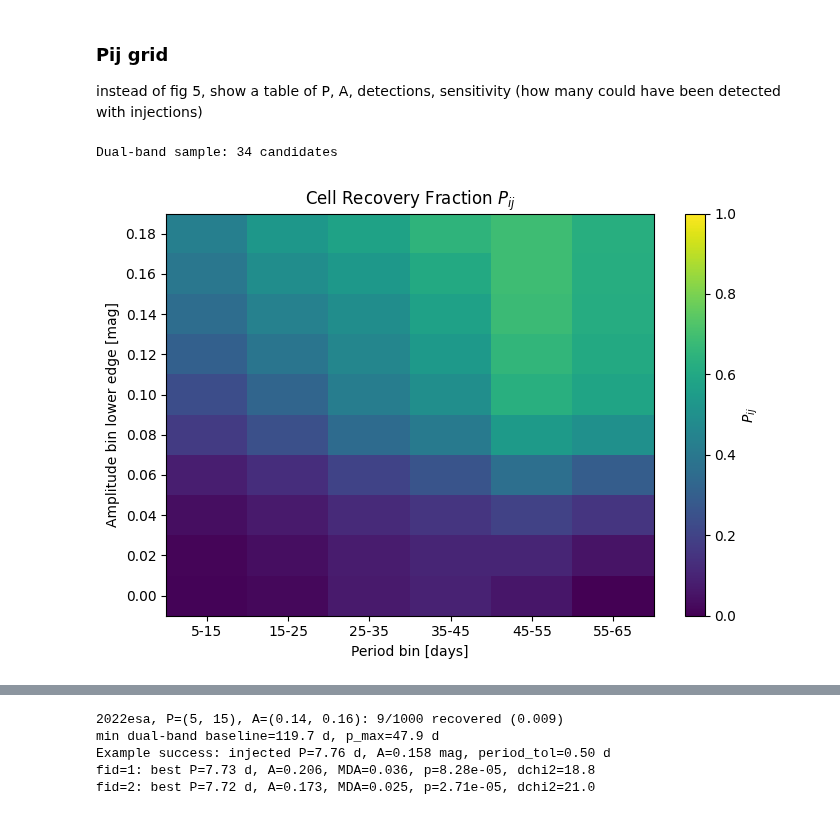
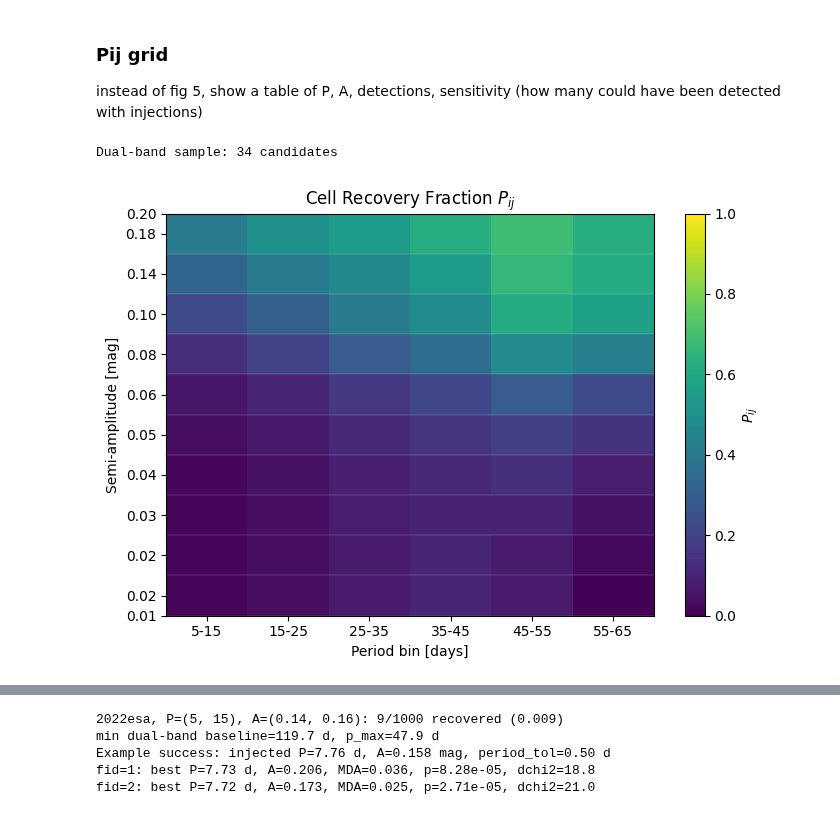
Before and after one commit to hoasaf3/sne_periodicity_search, a Jupyter notebook: periodicity_search.ipynb, the cells around one changed output, grey strips where cells are left out. Saved outputs shown, nothing was run; the diff lists cells and outputs as text; code cells hidden in the pictures.

Commit message:
changed semi-amp to log

```diff
--- a/periodicity_search.ipynb
+++ b/periodicity_search.ipynb
@@ -1329,7 +1367,17 @@ SINGLE_FREQ_P = 1e-4
 SIG_THRESHOLD = chi2.ppf(1 - SINGLE_FREQ_P, df=2)
 
 period_bins = [(5, 15), (15, 25), (25, 35), (35, 45), (45, 55), (55, 65)]
-amplitude_edges = np.round(np.arange(0.00, 0.20 + 0.02, 0.02), 2)
+
+# Logarithmic amplitude grid for injected semi-amplitudes.
+AMPLITUDE_MIN = 0.015
+AMPLITUDE_MAX = 0.2
+N_AMPLITUDE_BINS = 10
+amplitude_edges = np.geomspace(
+    AMPLITUDE_MIN,
+    AMPLITUDE_MAX,
+    N_AMPLITUDE_BINS + 1,
+)
+amplitude_edges = np.round(amplitude_edges, 5)
 # %%
 ''' Create Pij grid'''
 rng = np.random.default_rng(RNG_SEED)
@@ -1507,41 +1555,81 @@ for cell_i, (p_lo, p_hi, a_lo, a_hi) in enumerate(
 Pij_table = pd.DataFrame(rows)
 Pij_table.to_csv("Pij_recovery_table.csv", index=False)
 
 Pij_map = (
     Pij_table
     .pivot(index="A_lo", columns="P_lo", values="Pij")
     .sort_index()
+    .sort_index(axis=1)
 )
+
+period_pairs = (
+    Pij_table[["P_lo", "P_hi"]]
+    .drop_duplicates()
+    .sort_values("P_lo")
+)
+period_edges = np.r_[period_pairs["P_lo"].iloc[0], period_pairs["P_hi"].to_numpy()]
+period_centers = 0.5 * (period_edges[:-1] + period_edges[1:])
+period_labels = [
+    f"{int(lo)}-{int(hi)}"
+    for lo, hi in zip(period_edges[:-1], period_edges[1:])
+]
+
+amplitude_pairs = (
+    Pij_table[["A_lo", "A_hi"]]
+    .drop_duplicates()
+    .sort_values("A_lo")
+)
+amplitude_edges_plot = np.r_[amplitude_pairs["A_lo"].iloc[0], amplitude_pairs["A_hi"].to_numpy()]
 
 fig, ax = plt.subplots(figsize=(7, 5))
 
-im = ax.imshow(
+mesh = ax.pcolormesh(
+    period_edges,
+    amplitude_edges_plot,
     Pij_map.values,
-    origin="lower",
-    aspect="auto",
+    shading="flat",
     cmap="viridis",
     vmin=0,
     vmax=1,
 )
+ax.set_yscale("log")
+ax.set_ylim(amplitude_edges_plot[0], amplitude_edges_plot[-1])
 
-ax.set_xticks(np.arange(len(Pij_map.columns)))
-ax.set_xticklabels([f"{int(p)}-{int(dict(period_bins)[p])}" for p in Pij_map.columns])
+ax.set_xticks(period_centers)
+ax.set_xticklabels(period_labels)
 
-ax.set_yticks(np.arange(len(Pij_map.index)))
-ax.set_yticklabels([f"{a:.2f}" for a in Pij_map.index])
+# Mark each amplitude row by its geometric-center value, plus the lower/upper edges.
+# Faint horizontal lines show all bin edges.
+amplitude_bin_centers = np.sqrt(amplitude_edges_plot[:-1] * amplitude_edges_plot[1:])
+amplitude_tick_values = np.r_[
+    amplitude_edges_plot[0],
+    amplitude_bin_centers,
+    amplitude_edges_plot[-1],
+]
+ax.set_yticks(amplitude_tick_values)
+ax.set_yticklabels([f"{value:.2f}" for value in amplitude_tick_values])
+ax.hlines(
+    amplitude_edges_plot,
+    period_edges[0],
+    period_edges[-1],
+    colors="white",
+    linewidth=0.35,
+    alpha=0.35,
+)
+ax.minorticks_off()
 
 ax.set_xlabel("Period bin [days]")
-ax.set_ylabel("Amplitude bin lower edge [mag]")
+ax.set_ylabel("Semi-amplitude [mag]")
 ax.set_title("Cell Recovery Fraction $P_{ij}$")
 
-cbar = fig.colorbar(im, ax=ax)
+cbar = fig.colorbar(mesh, ax=ax)
 cbar.set_label("$P_{ij}$")
 
 plt.tight_layout()
 plt.show()
 
 Pij_table
 # %% [output]
 Dual-band sample: 34 candidates
-[figure, old version]
+[figure, new version]
 |  | P_lo | P_hi | A_lo | A_hi | Candidates | RecoveredTrials | InjectionTrials | Pij |
```
Also changed, not shown: parts of 16 cells of this notebook.
